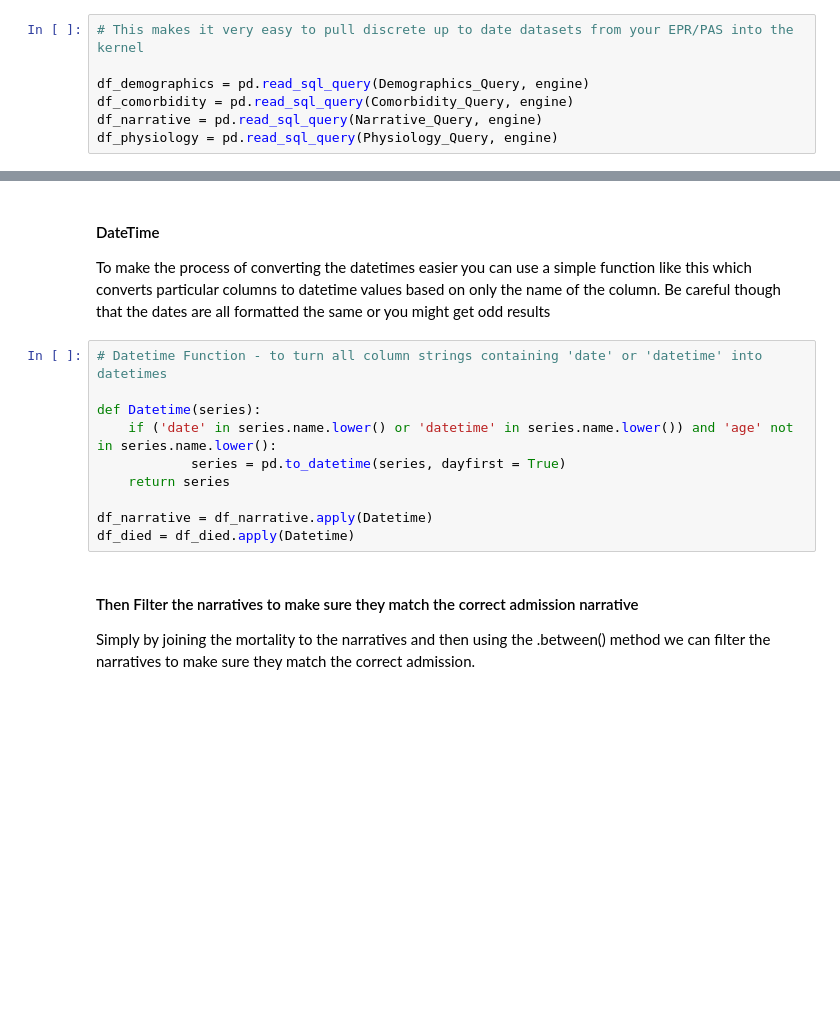
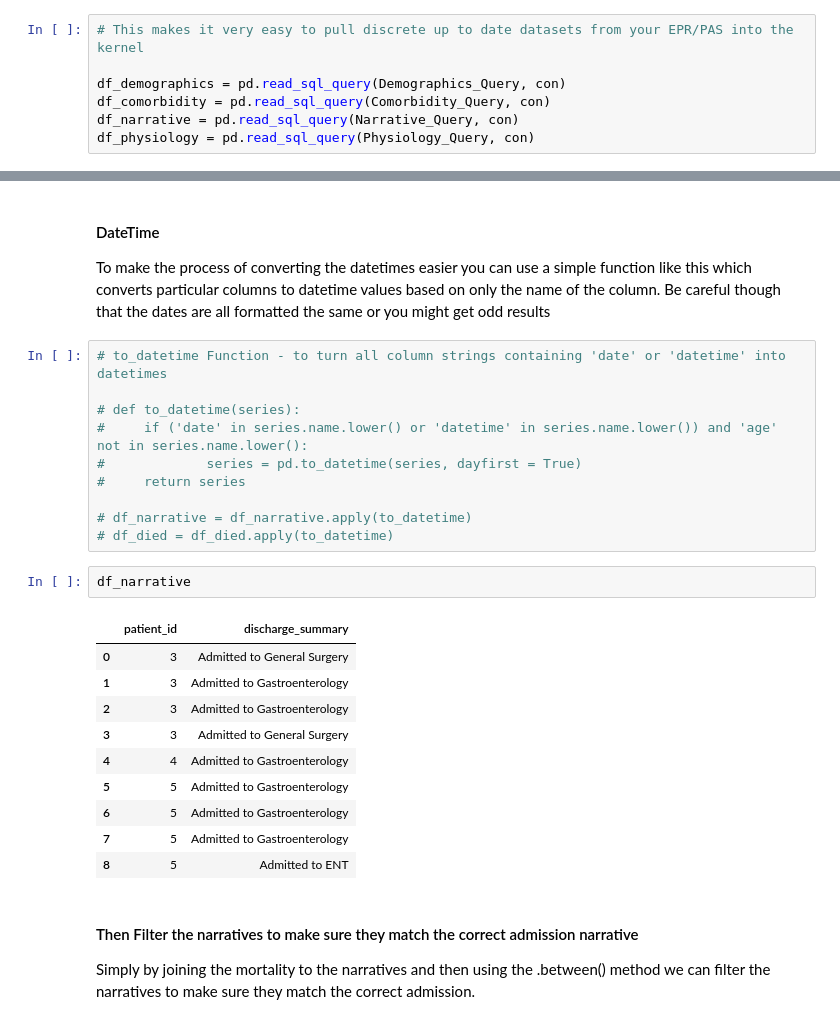
Before and after one commit to MattStammers/Life_Death_Python, a Jupyter notebook: Learning_From_Death/Learning_From_Death.ipynb, the cells around one changed output, grey strips where cells are left out. Saved outputs shown, nothing was run; the diff lists cells and outputs as text; blank space fills up the shorter version.

```diff
--- a/Learning_From_Death/Learning_From_Death.ipynb
+++ b/Learning_From_Death/Learning_From_Death.ipynb
@@ -196,7 +244,7 @@ Now by connecting the engines to the queries you can pull all relevant data thro
 # %%
 # This makes it very easy to pull discrete up to date datasets from your EPR/PAS into the kernel
 
-df_demographics = pd.read_sql_query(Demographics_Query, engine)
-df_comorbidity = pd.read_sql_query(Comorbidity_Query, engine)
-df_narrative = pd.read_sql_query(Narrative_Query, engine)
-df_physiology = pd.read_sql_query(Physiology_Query, engine)
+df_demographics = pd.read_sql_query(Demographics_Query, con)
+df_comorbidity = pd.read_sql_query(Comorbidity_Query, con)
+df_narrative = pd.read_sql_query(Narrative_Query, con)
+df_physiology = pd.read_sql_query(Physiology_Query, con)
@@ -269,15 +366,28 @@ The narrative data has been left till last because it is the most difficult to h
 
 To make the process of converting the datetimes easier you can use a simple function like this which converts particular columns to datetime values based on only the name of the column. Be careful though that the dates are all formatted the same or you might get odd results
 # %%
-# Datetime Function - to turn all column strings containing 'date' or 'datetime' into datetimes
+# to_datetime Function - to turn all column strings containing 'date' or 'datetime' into datetimes
 
-def Datetime(series):
-    if ('date' in series.name.lower() or 'datetime' in series.name.lower()) and 'age' not in series.name.lower():
-            series = pd.to_datetime(series, dayfirst = True)
-    return series
+# def to_datetime(series):
+#     if ('date' in series.name.lower() or 'datetime' in series.name.lower()) and 'age' not in series.name.lower():
+#             series = pd.to_datetime(series, dayfirst = True)
+#     return series
 
-df_narrative = df_narrative.apply(Datetime)
-df_died = df_died.apply(Datetime)
+# df_narrative = df_narrative.apply(to_datetime)
+# df_died = df_died.apply(to_datetime)
+# %%
+df_narrative
+# %% [output]
+|  | patient_id | discharge_summary |
+| 0 | 3 | Admitted to General Surgery |
+| 1 | 3 | Admitted to Gastroenterology |
+| 2 | 3 | Admitted to Gastroenterology |
+| 3 | 3 | Admitted to General Surgery |
+| 4 | 4 | Admitted to Gastroenterology |
+| 5 | 5 | Admitted to Gastroenterology |
+| 6 | 5 | Admitted to Gastroenterology |
+| 7 | 5 | Admitted to Gastroenterology |
+| 8 | 5 | Admitted to ENT |
 # %% [markdown]
 #### Then Filter the narratives to make sure they match the correct admission narrative
 
```
Also changed, not shown: parts of 18 cells of this notebook, 10 other files.
